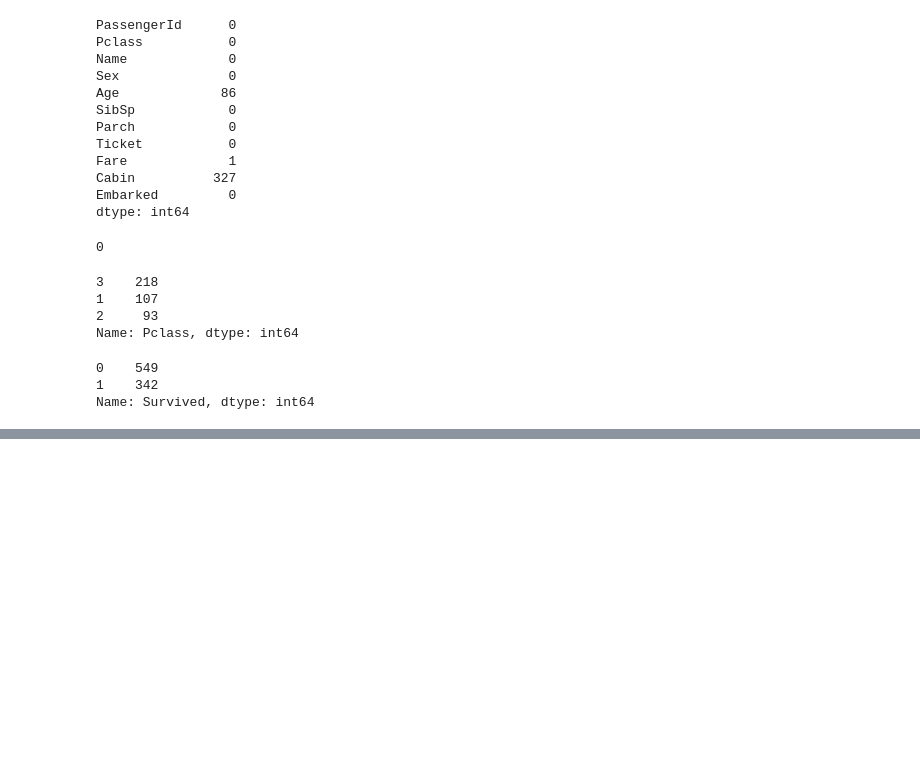
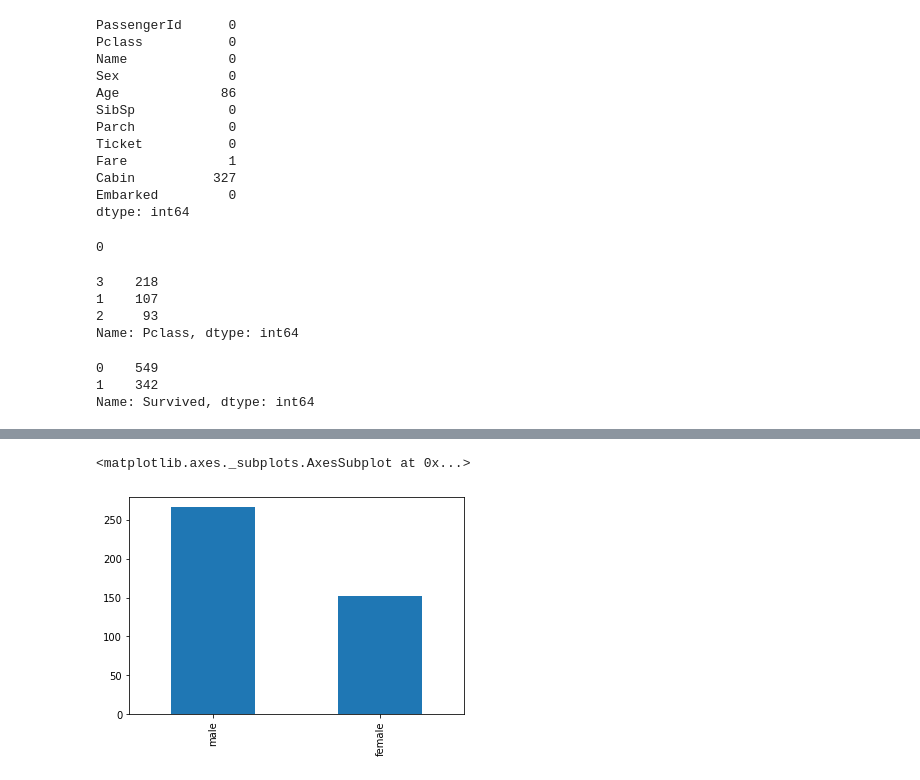
Before and after one commit to rikoprogrammer/Data-Science-Program, a Jupyter notebook: Descriptive statistics.ipynb, the cells around one changed output, grey strips where cells are left out. Saved outputs shown, nothing was run; the diff lists cells and outputs as text; code cells hidden in the pictures; blank space fills up the shorter version.

```diff
--- a/Descriptive statistics.ipynb
+++ b/Descriptive statistics.ipynb
@@ -106,0 +128,5 @@ Name: Survived, dtype: int64
+# %%
+test_data['Sex'].value_counts().plot(kind = 'bar')
+# %% [output]
+<matplotlib.axes._subplots.AxesSubplot at 0x...>
+[figure, added]
```
Also changed, not shown: parts of 8 cells of this notebook.
